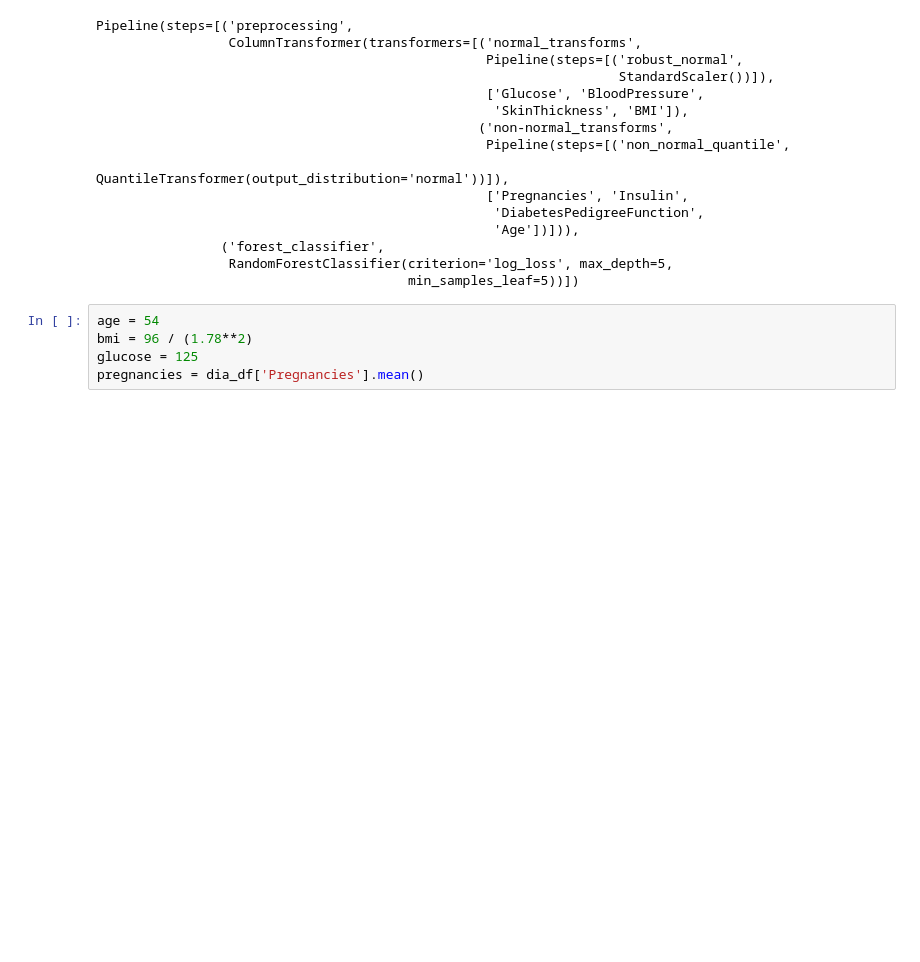
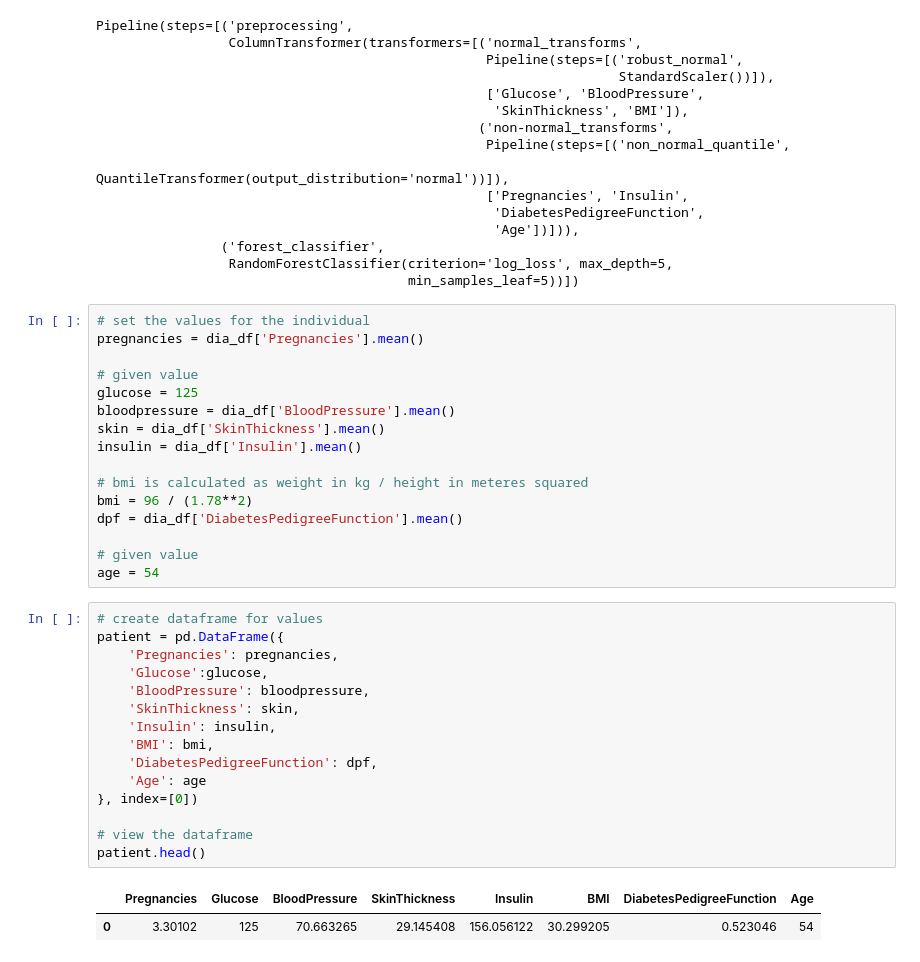
Before and after one commit to michelberger-a/data-projects, a Jupyter notebook: diabetes-ml-class/blood_sugars_story.ipynb, the cells around one changed output. Drawn from its saved outputs; the diff is of its cells as text; blank space fills up the shorter version.

```diff
--- a/diabetes-ml-class/blood_sugars_story.ipynb
+++ b/diabetes-ml-class/blood_sugars_story.ipynb
@@ -522,8 +527,37 @@ Pipeline(steps=[('preprocessing',
                 ('forest_classifier',
                  RandomForestClassifier(criterion='log_loss', max_depth=5,
                                         min_samples_leaf=5))])
-# %%
-age = 54
-bmi = 96 / (1.78**2)
-glucose = 125
-pregnancies = dia_df['Pregnancies'].mean()
+# %%
+# set the values for the individual
+pregnancies = dia_df['Pregnancies'].mean()
+
+# given value
+glucose = 125
+bloodpressure = dia_df['BloodPressure'].mean()
+skin = dia_df['SkinThickness'].mean()
+insulin = dia_df['Insulin'].mean()
+
+# bmi is calculated as weight in kg / height in meteres squared
+bmi = 96 / (1.78**2)
+dpf = dia_df['DiabetesPedigreeFunction'].mean()
+
+# given value
+age = 54
+# %%
+# create dataframe for values
+patient = pd.DataFrame({
+    'Pregnancies': pregnancies,
+    'Glucose':glucose,
+    'BloodPressure': bloodpressure,
+    'SkinThickness': skin,
+    'Insulin': insulin,
+    'BMI': bmi,
+    'DiabetesPedigreeFunction': dpf,
+    'Age': age
+}, index=[0])
+
+# view the dataframe
+patient.head()
+# %% [output]
+|  | Pregnancies | Glucose | BloodPressure | SkinThickness | Insulin | BMI | DiabetesPedigreeFunction | Age |
+| 0 | 3.30102 | 125 | 70.663265 | 29.145408 | 156.056122 | 30.299205 | 0.523046 | 54 |
```
Also changed, not shown: parts of 8 cells of this notebook.
